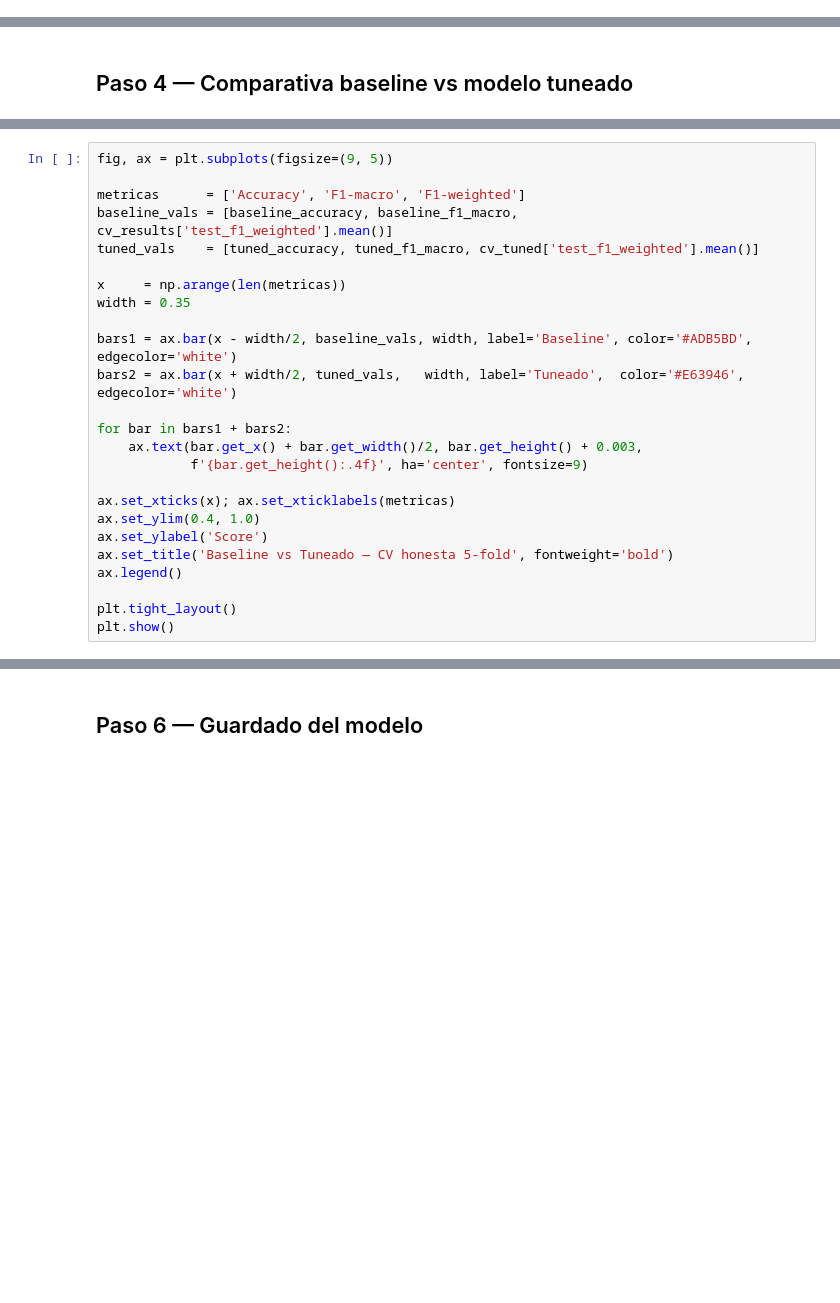
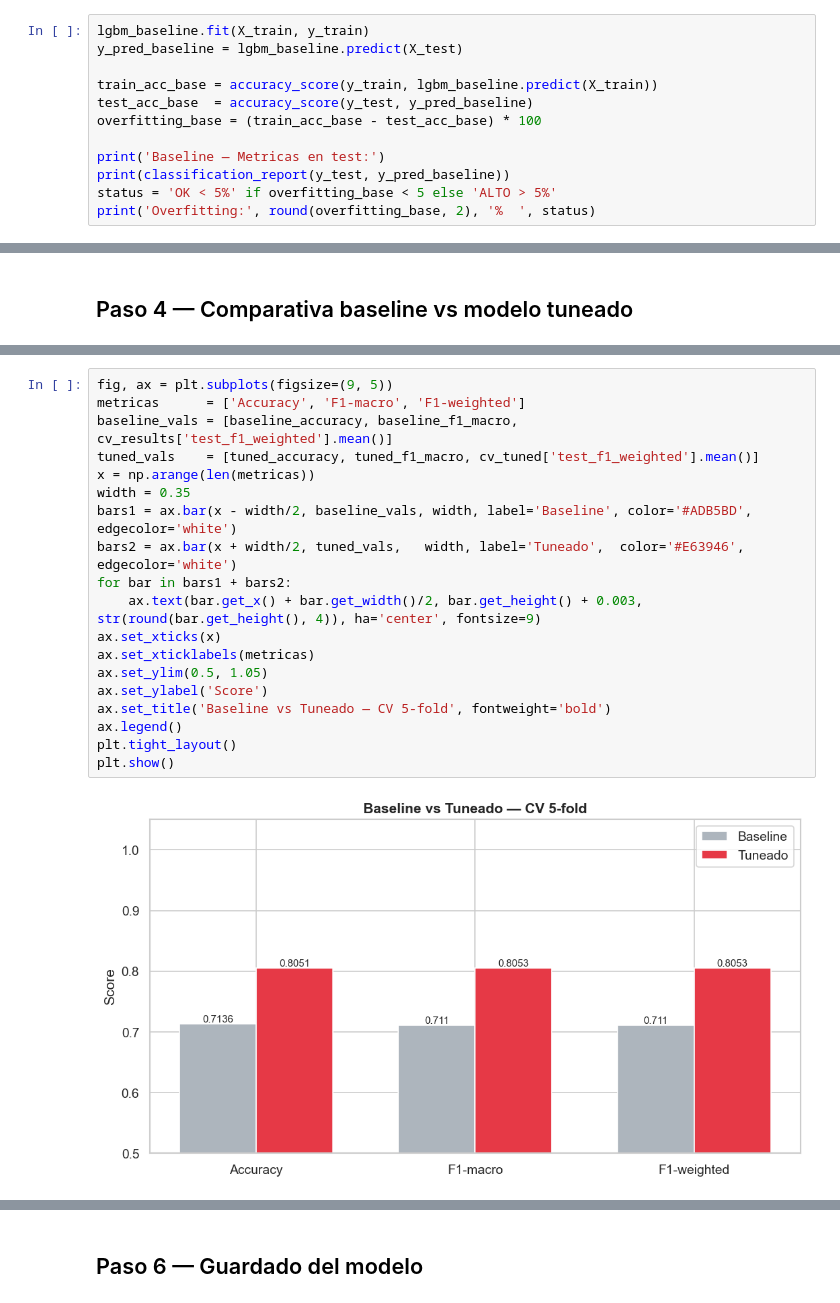
Before and after one commit to Bootcamp-IA-P6/Proyecto7_Equipo3_Multiclase, a Jupyter notebook: notebooks/03_lightgbm.ipynb, the cells around one changed output, grey strips where cells are left out. Saved outputs shown, nothing was run; the diff lists cells and outputs as text; blank space fills up the shorter version.

```diff
--- a/notebooks/03_lightgbm.ipynb
+++ b/notebooks/03_lightgbm.ipynb
@@ -205,0 +153,12 @@ Overfitting: 19.00%  ⚠️ > 5%
+# %%
+lgbm_baseline.fit(X_train, y_train)
+y_pred_baseline = lgbm_baseline.predict(X_test)
+
+train_acc_base = accuracy_score(y_train, lgbm_baseline.predict(X_train))
+test_acc_base  = accuracy_score(y_test, y_pred_baseline)
+overfitting_base = (train_acc_base - test_acc_base) * 100
+
+print('Baseline — Metricas en test:')
+print(classification_report(y_test, y_pred_baseline))
+status = 'OK < 5%' if overfitting_base < 5 else 'ALTO > 5%'
+print('Overfitting:', round(overfitting_base, 2), '%  ', status)
@@ -327,26 +287,22 @@ print(f"{'F1-macro':<20} {baseline_f1_macro:>12.4f} {tuned_f1_macro:>12.4f} {(tu
 # %%
 fig, ax = plt.subplots(figsize=(9, 5))
-
 metricas      = ['Accuracy', 'F1-macro', 'F1-weighted']
 baseline_vals = [baseline_accuracy, baseline_f1_macro, cv_results['test_f1_weighted'].mean()]
 tuned_vals    = [tuned_accuracy, tuned_f1_macro, cv_tuned['test_f1_weighted'].mean()]
-
-x     = np.arange(len(metricas))
+x = np.arange(len(metricas))
 width = 0.35
-
 bars1 = ax.bar(x - width/2, baseline_vals, width, label='Baseline', color='#ADB5BD', edgecolor='white')
 bars2 = ax.bar(x + width/2, tuned_vals,   width, label='Tuneado',  color='#E63946', edgecolor='white')
-
 for bar in bars1 + bars2:
-    ax.text(bar.get_x() + bar.get_width()/2, bar.get_height() + 0.003,
-            f'{bar.get_height():.4f}', ha='center', fontsize=9)
-
-ax.set_xticks(x); ax.set_xticklabels(metricas)
-ax.set_ylim(0.4, 1.0)
+    ax.text(bar.get_x() + bar.get_width()/2, bar.get_height() + 0.003, str(round(bar.get_height(), 4)), ha='center', fontsize=9)
+ax.set_xticks(x)
+ax.set_xticklabels(metricas)
+ax.set_ylim(0.5, 1.05)
 ax.set_ylabel('Score')
-ax.set_title('Baseline vs Tuneado — CV honesta 5-fold', fontweight='bold')
+ax.set_title('Baseline vs Tuneado — CV 5-fold', fontweight='bold')
 ax.legend()
-
 plt.tight_layout()
 plt.show()
+# %% [output]
+[figure, added]
 # %% [markdown]
```
Also changed, not shown: parts of 23 cells of this notebook, 5 other files.
